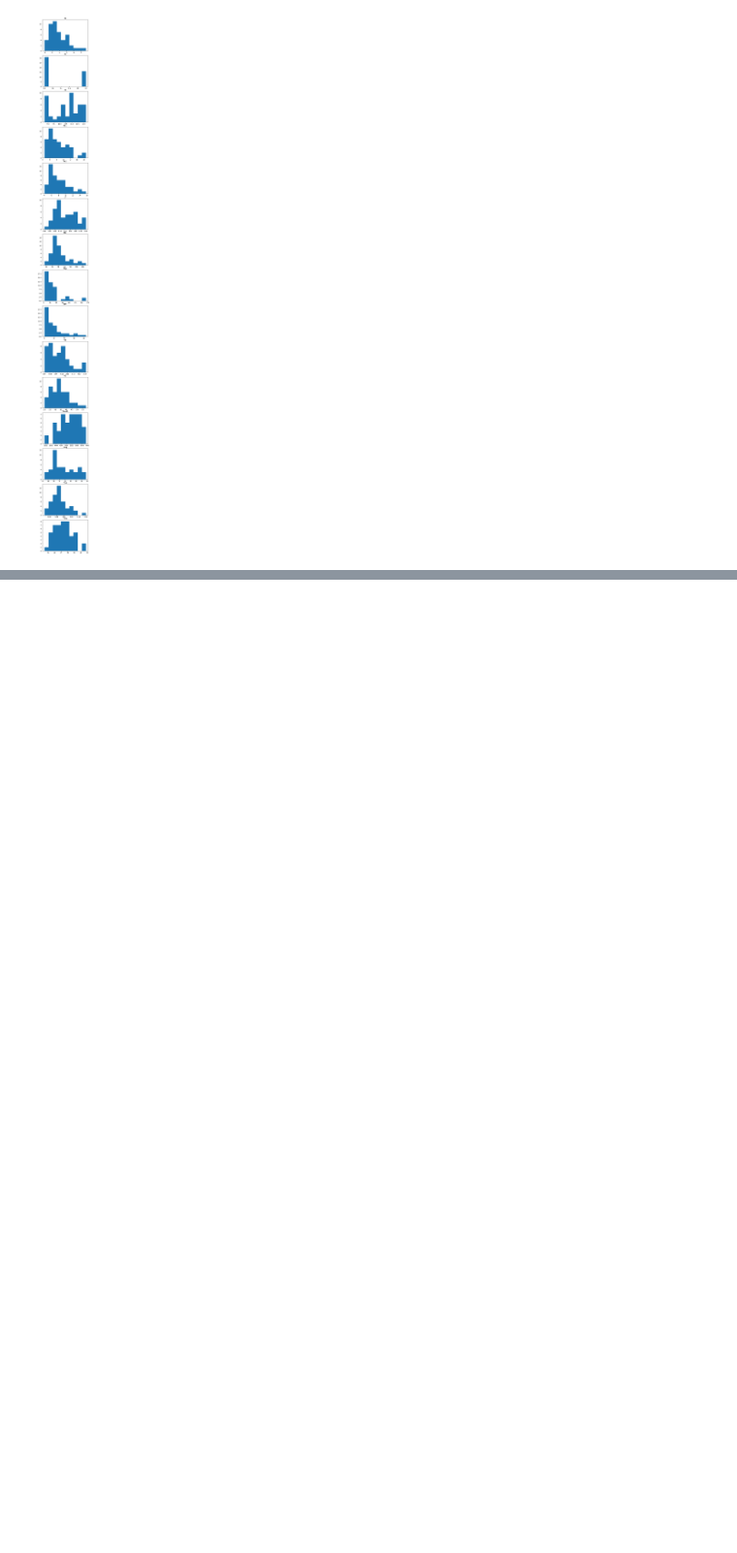
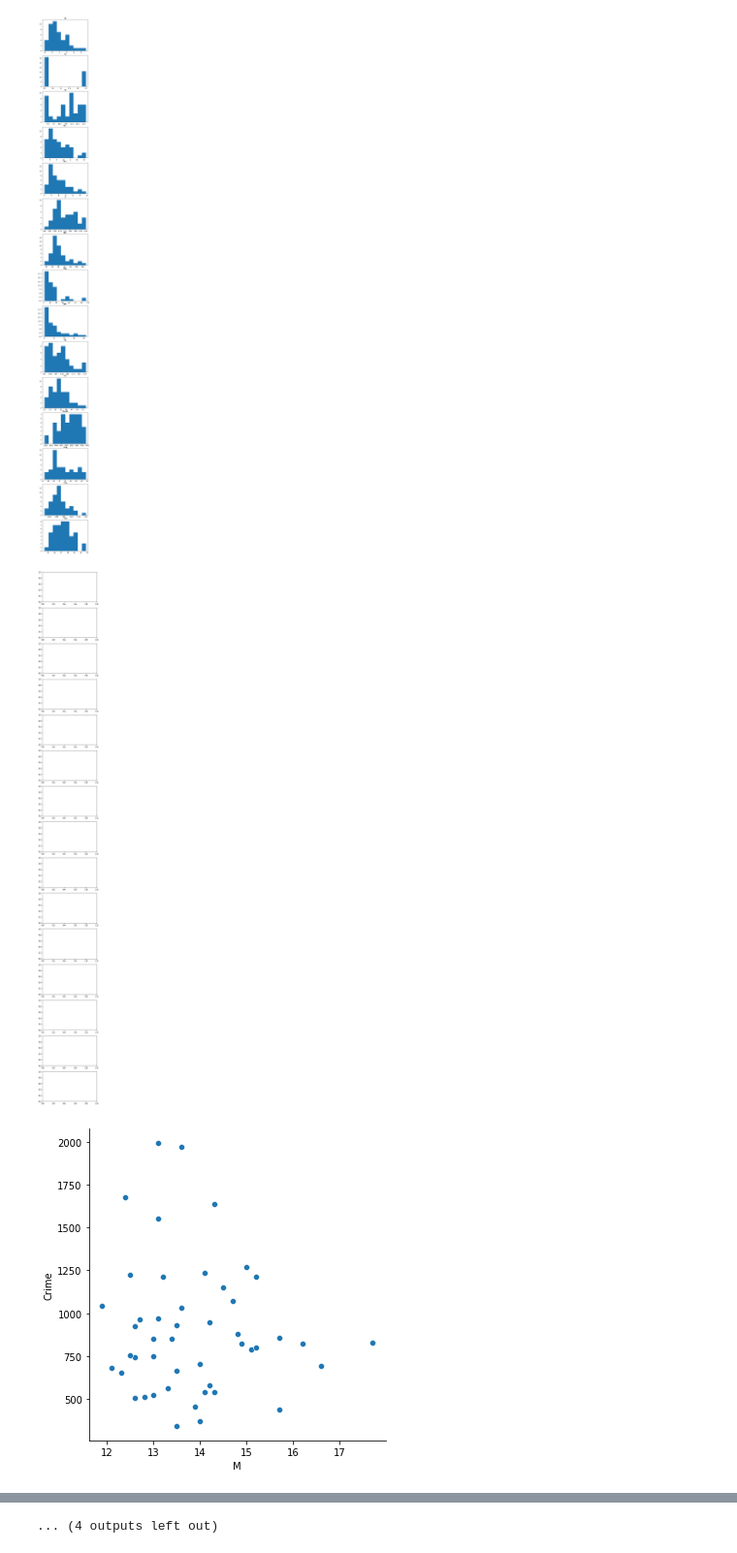
Before and after one commit to shreyansh273/GTx_6501, a Jupyter notebook: Week_3.ipynb, the cells around one changed output, grey strips where cells are left out. Shown: that part at 97% size. Cells and saved outputs as stored; diff of their text form; code cells hidden in the pictures; blank space fills up the shorter version.

Commit message:
Regression output

```diff
--- a/Week_3.ipynb
+++ b/Week_3.ipynb
@@ -58,3 +58,11 @@ for i in range(n_rows):
   ax[i].set_title(cols[i])
 # %% [output]
 [figure]
+# %%
+n_rows = 15
+ax, fig= plt.subplots(n_rows, 1, figsize=(5, 50))
+for i in range(n_rows):
+  sns.relplot(x=cols[i], y="Crime", data=crime, kind='scatter')
+# %% [output]
+[figure, added]
+[figure, added]
@@ -61 +79,2 @@ for i in range(n_rows):
+... (4 outputs left out)
 # %%
```
Also changed, not shown: parts of 10 cells of this notebook.
